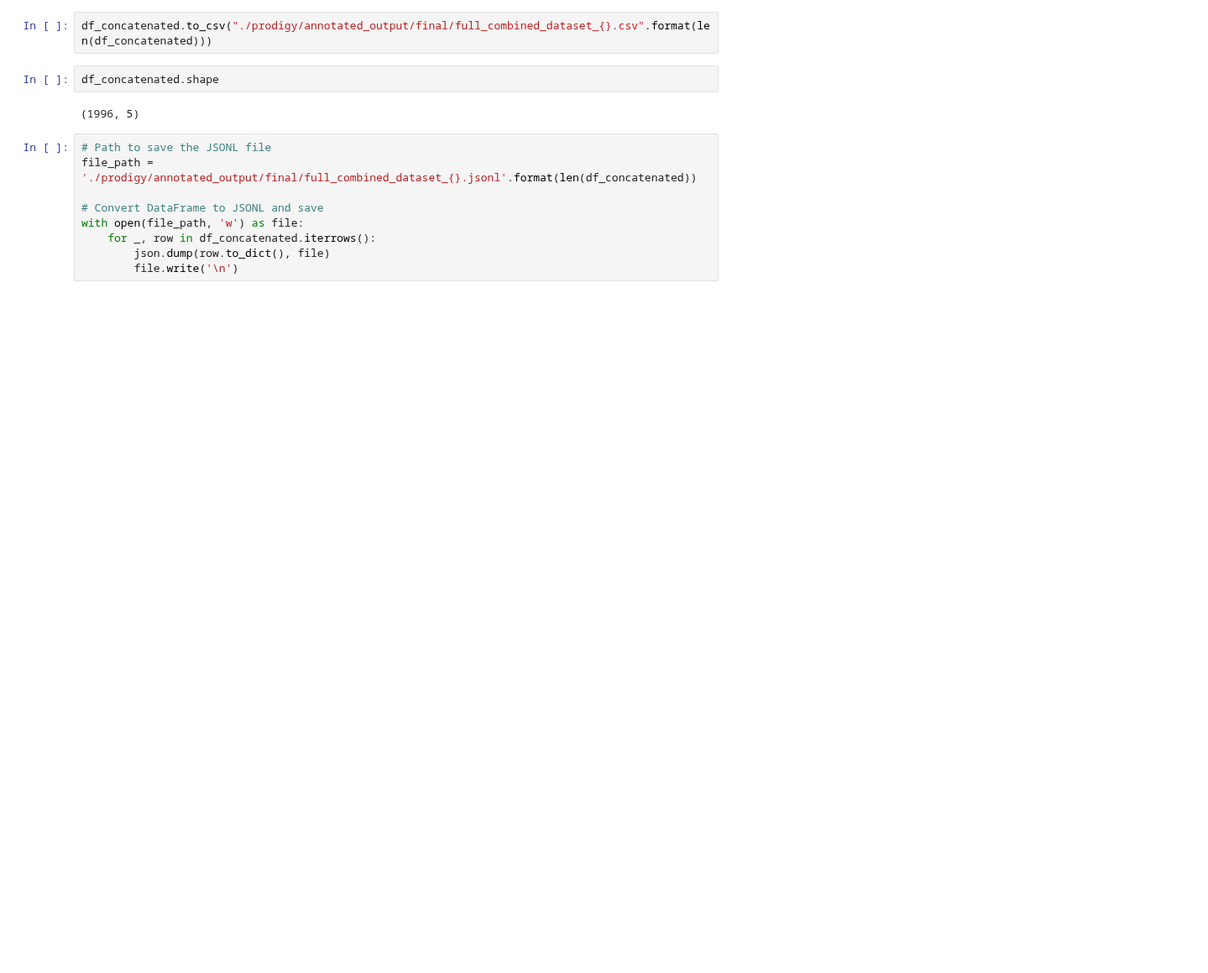
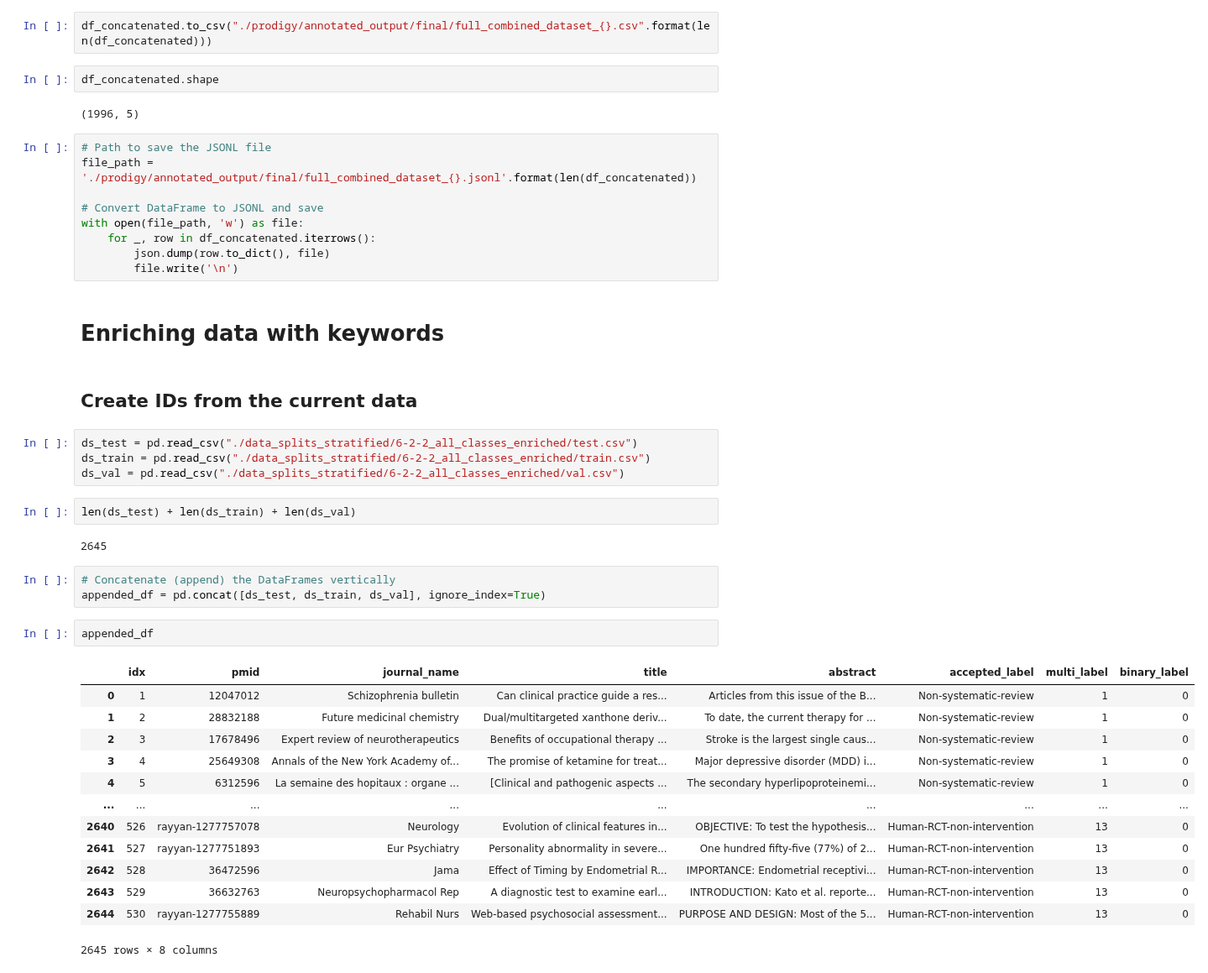
Before and after one commit to Ineichen-Group/StudyTypeTeller, a Jupyter notebook: data/Data_Preparation_and_Postprocessing.ipynb, the cells around one changed output. Shown at 84% size. Drawn from its saved outputs; the diff is of its cells as text; blank space fills up the shorter version.

```diff
--- a/data/Data_Preparation_and_Postprocessing.ipynb
+++ b/data/Data_Preparation_and_Postprocessing.ipynb
@@ -357,3 +363,34 @@ with open(file_path, 'w') as file:
     for _, row in df_concatenated.iterrows():
         json.dump(row.to_dict(), file)
         file.write('\n')
+# %% [markdown]
+# Enriching data with keywords
+# %% [markdown]
+## Create IDs from the current data
+# %%
+ds_test = pd.read_csv("./data_splits_stratified/6-2-2_all_classes_enriched/test.csv")
+ds_train = pd.read_csv("./data_splits_stratified/6-2-2_all_classes_enriched/train.csv")
+ds_val = pd.read_csv("./data_splits_stratified/6-2-2_all_classes_enriched/val.csv")
+# %%
+len(ds_test) + len(ds_train) + len(ds_val)
+# %% [output]
+2645
+# %%
+# Concatenate (append) the DataFrames vertically
+appended_df = pd.concat([ds_test, ds_train, ds_val], ignore_index=True)
+# %%
+appended_df
+# %% [output]
+|  | idx | pmid | journal_name | title | abstract | accepted_label | multi_label | binary_label |
+| 0 | 1 | 12047012 | Schizophrenia bulletin | Can clinical practice guide a res... | Articles from this issue of the B... | Non-systematic-review | 1 | 0 |
+| 1 | 2 | 28832188 | Future medicinal chemistry | Dual/multitargeted xanthone deriv... | To date, the current therapy for ... | Non-systematic-review | 1 | 0 |
+| 2 | 3 | 17678496 | Expert review of neurotherapeutics | Benefits of occupational therapy ... | Stroke is the largest single caus... | Non-systematic-review | 1 | 0 |
+| 3 | 4 | 25649308 | Annals of the New York Academy of... | The promise of ketamine for treat... | Major depressive disorder (MDD) i... | Non-systematic-review | 1 | 0 |
+| 4 | 5 | 6312596 | La semaine des hopitaux : organe ... | [Clinical and pathogenic aspects ... | The secondary hyperlipoproteinemi... | Non-systematic-review | 1 | 0 |
+| ... | ... | ... | ... | ... | ... | ... | ... | ... |
+| 2640 | 526 | rayyan-1277757078 | Neurology | Evolution of clinical features in... | OBJECTIVE: To test the hypothesis... | Human-RCT-non-intervention | 13 | 0 |
+| 2641 | 527 | rayyan-1277751893 | Eur Psychiatry | Personality abnormality in severe... | One hundred fifty-five (77%) of 2... | Human-RCT-non-intervention | 13 | 0 |
+| 2642 | 528 | 36472596 | Jama | Effect of Timing by Endometrial R... | IMPORTANCE: Endometrial receptivi... | Human-RCT-non-intervention | 13 | 0 |
+| 2643 | 529 | 36632763 | Neuropsychopharmacol Rep | A diagnostic test to examine earl... | INTRODUCTION: Kato et al. reporte... | Human-RCT-non-intervention | 13 | 0 |
+| 2644 | 530 | rayyan-1277755889 | Rehabil Nurs | Web-based psychosocial assessment... | PURPOSE AND DESIGN: Most of the 5... | Human-RCT-non-intervention | 13 | 0 |
+2645 rows × 8 columns
```
Also changed, not shown: parts of 30 cells of this notebook, 11 other files.
